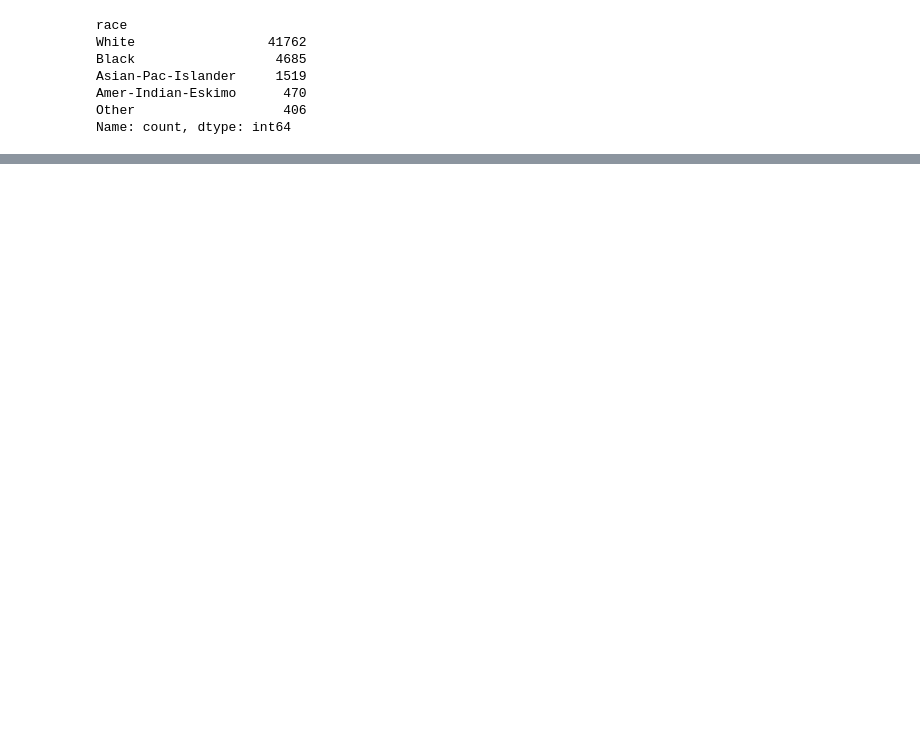
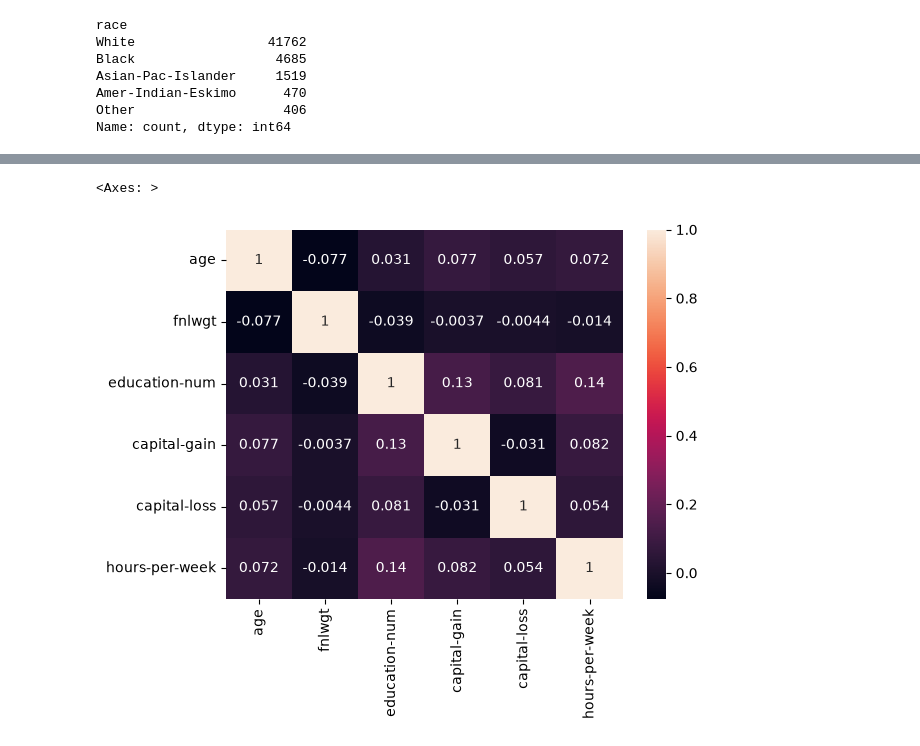
Before and after one commit to Ragim-Xtha/Core-Data-Science, a Jupyter notebook: basic-data-analysis/analysis8/adult_income_analysis.ipynb, the cells around one changed output, grey strips where cells are left out. Saved outputs shown, nothing was run; the diff lists cells and outputs as text; code cells hidden in the pictures; blank space fills up the shorter version.

```diff
--- a/basic-data-analysis/analysis8/adult_income_analysis.ipynb
+++ b/basic-data-analysis/analysis8/adult_income_analysis.ipynb
@@ -184,0 +204,5 @@ Name: count, dtype: int64
+# %%
+sns.heatmap(df.select_dtypes(include="number").corr(), annot=True)
+# %% [output]
+<Axes: >
+[figure, added]
```
Also changed, not shown: parts of 4 cells of this notebook.
